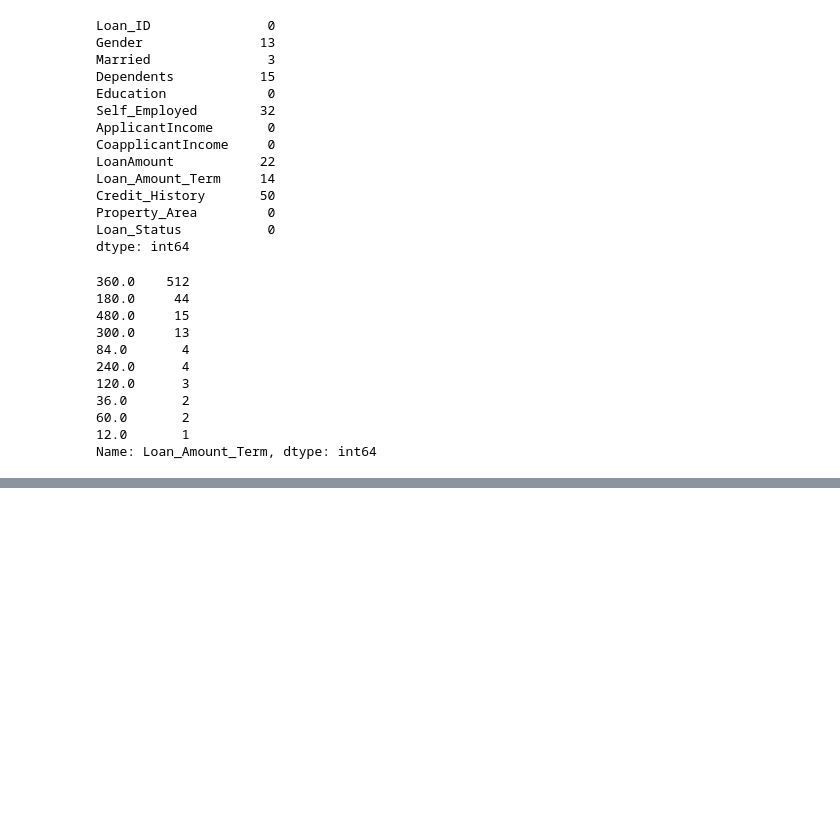
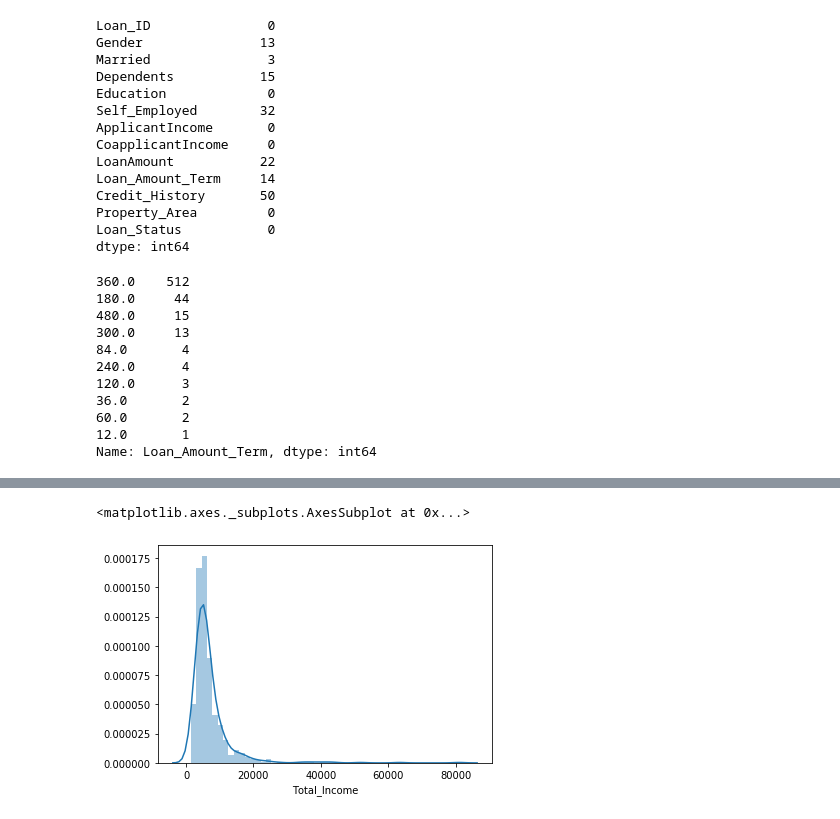
Before and after one commit to ElissandroMendes/loan-prediction, a Jupyter notebook: loan-prediction.ipynb, the cells around one changed output, grey strips where cells are left out. Saved outputs shown, nothing was run; the diff lists cells and outputs as text; code cells hidden in the pictures; blank space fills up the shorter version.

```diff
--- a/loan-prediction.ipynb
+++ b/loan-prediction.ipynb
@@ -331,3 +323,7 @@ train['LoanAmount_log'].hist(bins=20)
 # %%
 # Aplicando no dataset test
 test['LoanAmount_log'] = np.log(test['LoanAmount'])
+# %%
+# Dropando a coluna ID, não tem interesse para o modelo
+train = train.drop('Loan_ID', axis=1)
+test = test.drop('Loan_ID', axis=1)
@@ -333,0 +334,5 @@ test['LoanAmount_log'] = np.log(test['LoanAmount'])
+# %%
+# Criando dummy variavéis. Poderia ser utilizado a classe OneHotEncoder
+X = pd.get_dummies(X)
+train = pd.get_dummies(train)
+test = pd.get_dummies(test)
@@ -333,0 +470,18 @@ test['LoanAmount_log'] = np.log(test['LoanAmount'])
+# %%
+# Máxima acurácia foi de: 0.7847222222 para KFold com 13 splits
+# TODO: Testar o uso da classe StratifiedShuffleSplit
+
+# Criaremos 3 novos atributos:
+# 1. Total Income: somando o income do aplicante e coaplicante. Hipotese: Quanto maior a soma maior a chance
+# 2. EMI: Valor da mensalidade, Total emprestimo / tempo emprestimo. Hipo: Quanto menor mais chances
+# 3. Balance Income: Salario menos a prestação. hipo: Quanto maior melhor
+
+train['Total_Income'] = train['ApplicantIncome'] + train['CoapplicantIncome']
+test['Total_Income'] = test['ApplicantIncome'] + test['CoapplicantIncome']
+# %%
+# Verificando a distribuição para o Tota_Income.
+
+sns.distplot(train['Total_Income'])
+# %% [output]
+<matplotlib.axes._subplots.AxesSubplot at 0x...>
+[figure, added]
```
Also changed, not shown: parts of 40 cells of this notebook, 12 other files.
